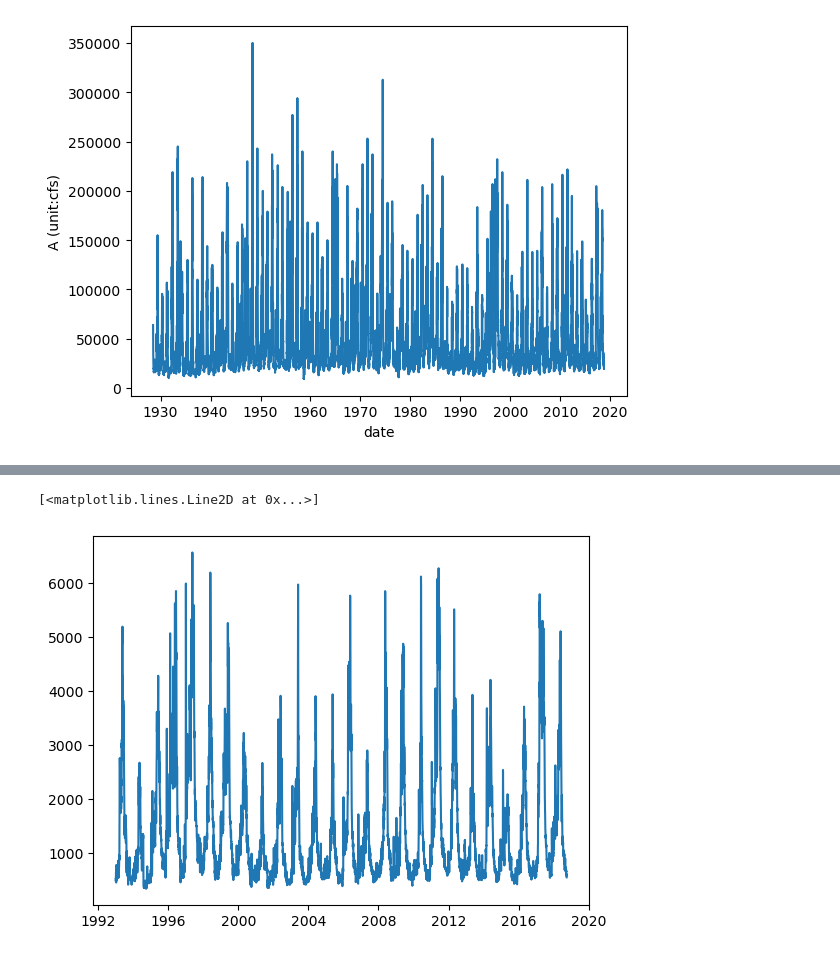
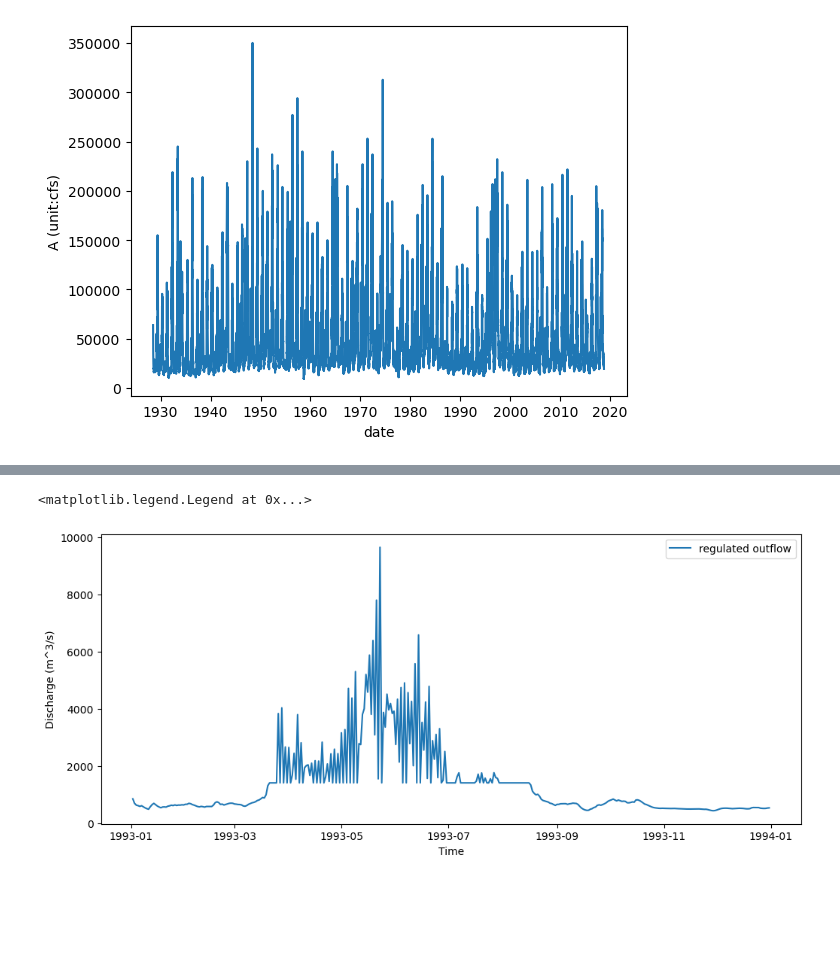
Before and after one commit to clairewang23/columbia_river_model, a Jupyter notebook: release function attempt.ipynb, the cells around one changed output, grey strips where cells are left out. Drawn from its saved outputs; the diff is of its cells as text; code cells hidden in the pictures; blank space fills up the shorter version.

Commit message:
release function MIGHT be working??

```diff
--- a/release function attempt.ipynb
+++ b/release function attempt.ipynb
@@ -107,25 +110,25 @@ sns.lineplot(x='date', y='A (unit:cfs)', data=lower_granite_data)
 <Axes: xlabel='date', ylabel='A (unit:cfs)'>
 [figure]
 # %%
-param = {'beta':5, 'alfa':2.2}
+param = {'beta':5, 'alfa':2.2, 'h0': 636*0.3046, 'mef':50000*(0.3046**3), 'h1':710*0.3046, 'm':1000}
 keep = 1
 initial_level = 670*0.3046 # m
 prev_out = lower_granite_data['A (unit:cfs)'][lower_granite_data['date'] >= post_cutoff]
 tributary = lower_granite_data['L (unit:cfs)'][lower_granite_data['date'] >= post_cutoff]
 inflow = (prev_out + tributary)*0.0283 # inflow, in m^3/s
 
-storage, height, outflow = lower_granite.simulation_nat_lake(keep, param, initial_level, inflow.values)
+storage, height, outflow_reg = lower_granite.simulation_reg_lake(param, initial_level, inflow.values)
 
 plt.figure(figsize=(14,5))
 plt.subplot(1,2,1)
 plt.plot(lower_granite_data['date'][lower_granite_data['date'] >= post_cutoff], height/0.3046)
 plt.xlabel('Date')
 plt.ylabel('Height (ft)')
-plt.title('Lower Granite water height (natural release function)')
+plt.title('Lower Granite water height (regulated release function)')
 
 plt.subplot(1,2,2)
-plt.plot(lower_granite_data['date'][lower_granite_data['date'] >= post_cutoff], outflow)
+plt.plot(lower_granite_data['date'][lower_granite_data['date'] >= post_cutoff], outflow_reg)
 plt.xlabel('Date')
 plt.ylabel('Outflow (m^3/s)')
-plt.title('Lower Granite outflow (natural release function)')
+plt.title('Lower Granite outflow (regulated release function)')
 # %% [output]
@@ -135,5 +162,13 @@ Text(0.5, 1.0, 'Lower Granite outflow (natural release function)')
 # %%
-plt.plot(lower_granite_data['date'][lower_granite_data['date'] >= post_cutoff], inflow)
+plt.figure(figsize=(12,5))
+
+plt.plot(lower_granite_data['date'][lower_granite_data['date'] >= post_cutoff][:365], outflow_reg[:365], label='regulated outflow')
+#plt.plot(lower_granite_data['date'][lower_granite_data['date'] >= post_cutoff], outflow, label='"natural" outflow')
+#plt.plot(lower_granite_data['date'][lower_granite_data['date'] >= post_cutoff], inflow, label='inflow')
+
+plt.xlabel('Time')
+plt.ylabel('Discharge (m^3/s)')
+plt.legend()
 # %% [output]
-[<matplotlib.lines.Line2D at 0x...>]
+<matplotlib.legend.Legend at 0x...>
-[figure, old version]
+[figure, new version]
```
Also changed, not shown: parts of 3 cells of this notebook, 1 other file.
